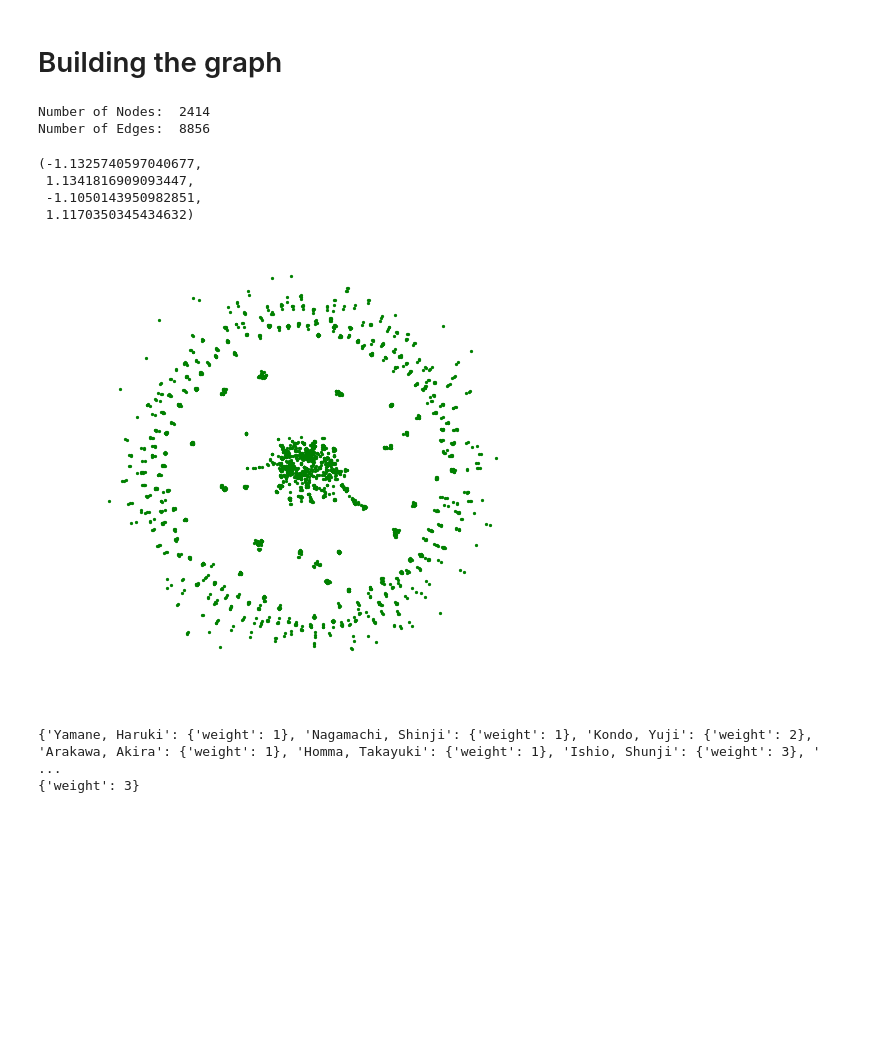
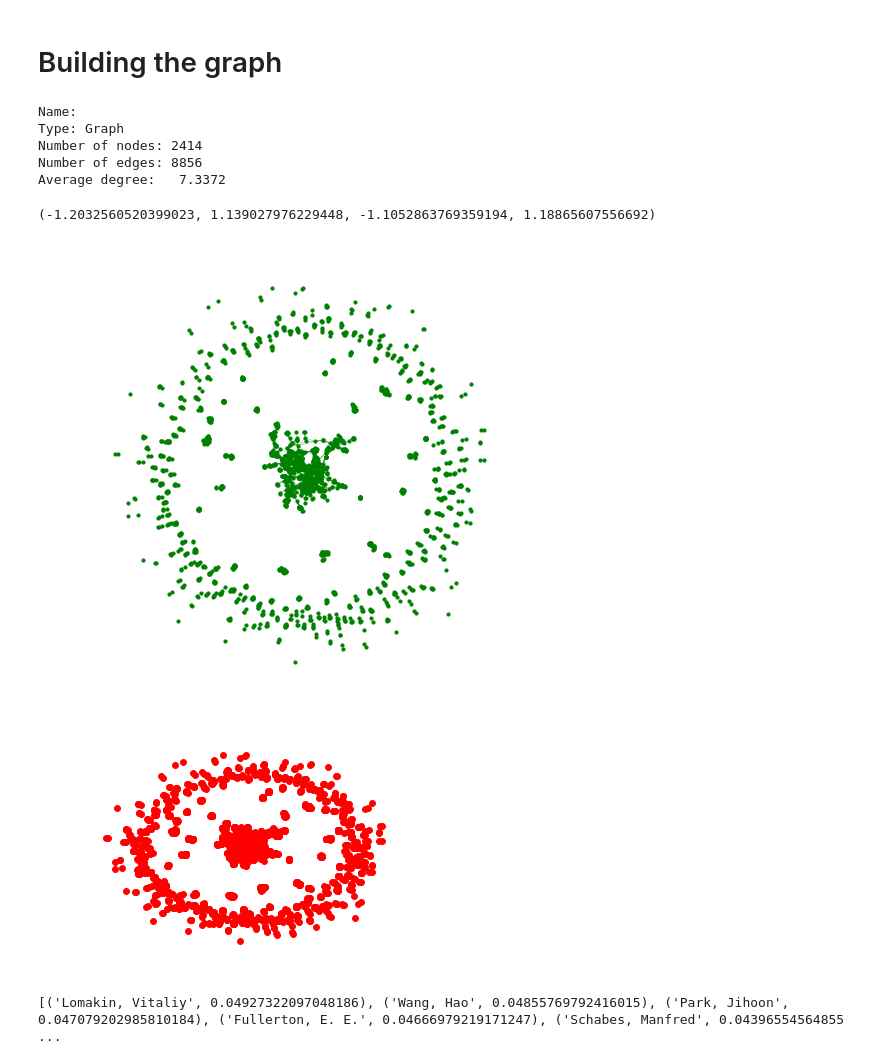
Before and after one commit to juanhenao21/authors_analysis, a Jupyter notebook: 02_authors_graph.ipynb, the cells around one changed output. Saved outputs shown, nothing was run; the diff lists cells and outputs as text; code cells hidden in the pictures; blank space fills up the shorter version.

```diff
--- a/02_authors_graph.ipynb
+++ b/02_authors_graph.ipynb
@@ -159,30 +161,28 @@ for aut in authors_list:
 for i,co in enumerate(coauthors_list):
     G.add_edge(*co, weight = coauthors_list.count(coauthors_list[i]))
 
-print('Number of Nodes: ',G.number_of_nodes())
-print('Number of Edges: ',G.number_of_edges())
+print(nx.info(G))
 # %% [output]
-Number of Nodes:  2414
-Number of Edges:  8856
+Name:
+Type: Graph
+Number of nodes: 2414
+Number of edges: 8856
+Average degree:   7.3372
 # %%
 elarge=[(u,v) for (u,v,d) in G.edges(data=True) if d['weight'] >10]
 esmall=[(u,v) for (u,v,d) in G.edges(data=True) if d['weight'] <=10]
 pos = nx.spring_layout(G)
 plt.figure(figsize=(8, 8))
-nx.draw_networkx_nodes(G,pos,node_size=5, node_color='g')
-nx.draw_networkx_edges(G,pos,edgelist=elarge, width=3, edge_color='k')
-nx.draw_networkx_edges(G,pos,edgelist=esmall, width=3,alpha=0.5,edge_color='w',style='dashed')
+nx.draw_networkx_nodes(G,pos,node_size=10, node_color='g')
+nx.draw_networkx_edges(G,pos,edgelist=elarge, width=5, edge_color='k')
+nx.draw_networkx_edges(G,pos,edgelist=esmall, width=0.5,alpha=0.5,edge_color='g')
 plt.axis('off')
 plt.axis('equal')
 # %% [output]
-(-1.1325740597040677,
- 1.1341816909093447,
- -1.1050143950982851,
- 1.1170350345434632)
+(-1.2032560520399023, 1.139027976229448, -1.1052863769359194, 1.18865607556692)
-[figure, old version]
+[figure, new version]
-# %%
-print(G['Hasegawa, Takashi'])
-print(G['Hasegawa, Takashi']['Ishio, Shunji'])
-# %% [output]
-{'Yamane, Haruki': {'weight': 1}, 'Nagamachi, Shinji': {'weight': 1}, 'Kondo, Yuji': {'weight': 2}, 'Arakawa, Akira': {'weight': 1}, 'Homma, Takayuki': {'weight': 1}, 'Ishio, Shunji': {'weight': 3}, ' ...
-{'weight': 3}
+# %%
+plt.axis("off")
+nx.draw_networkx(G, pos = pos, with_labels = False, node_size = 35)
+# %% [output]
+[figure, added]
@@ -188,0 +219,8 @@ print(G['Hasegawa, Takashi']['Ishio, Shunji'])
+# %%
+bt = between_parallel(G)
+top = 10
+
+max_nodes =  sorted(bt.items(), key = lambda v: -v[1])[:top]
+print(max_nodes)
+# %% [output]
+[('Lomakin, Vitaliy', 0.04927322097048186), ('Wang, Hao', 0.04855769792416015), ('Park, Jihoon', 0.047079202985810184), ('Fullerton, E. E.', 0.04666979219171247), ('Schabes, Manfred', 0.04396554564855 ...
```
Also changed, not shown: parts of 7 cells of this notebook, 1 other file.
